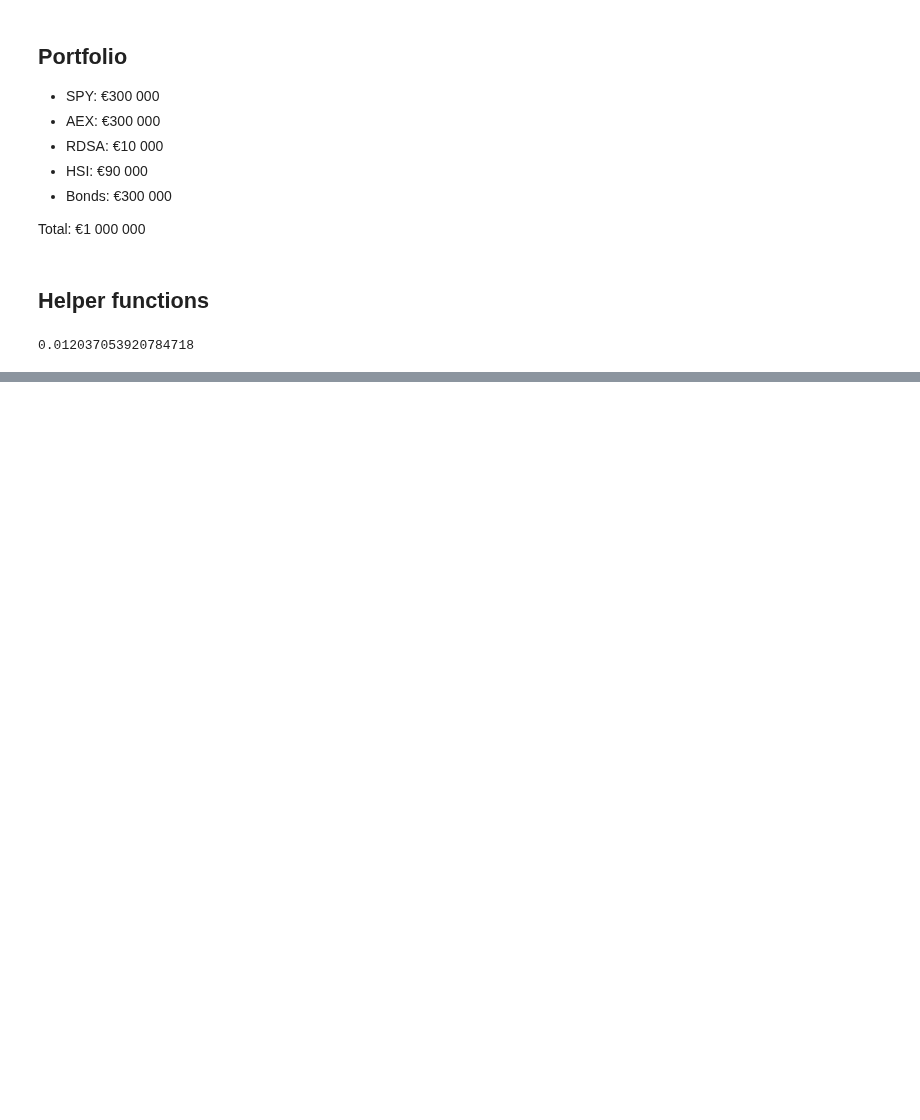
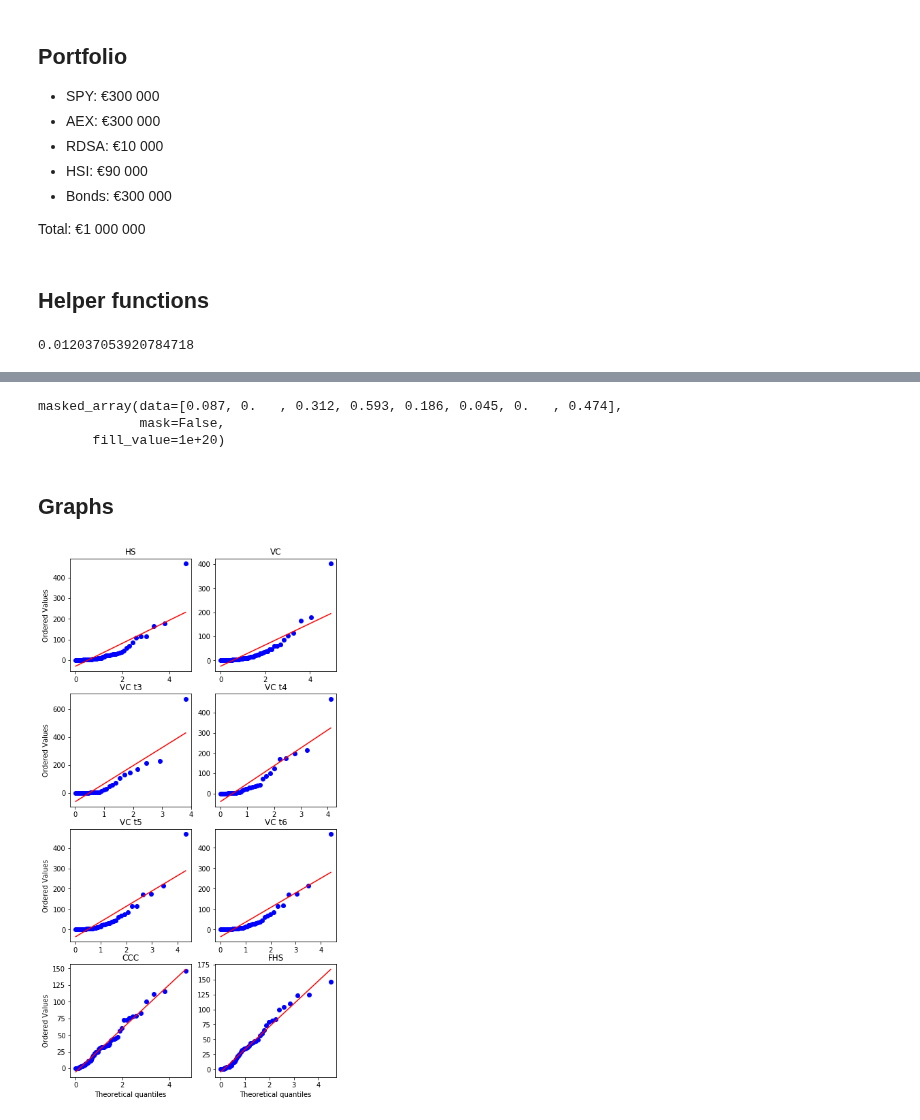
Before and after one commit to jurrew27/quant-risk, a Jupyter notebook: Assignment 1/backtest.ipynb, the cells around one changed output, grey strips where cells are left out. Saved outputs shown, nothing was run; the diff lists cells and outputs as text; code cells hidden in the pictures; blank space fills up the shorter version.

```diff
--- a/Assignment 1/backtest.ipynb
+++ b/Assignment 1/backtest.ipynb
@@ -154,0 +146,5 @@ empirical_var(linear_losses(X[:250]), 0.975)
+# %%
+start = 871 # 2013-01-02
+
+var_97 = pd.DataFrame(index=X.index, columns=['HS', 'VC', 'VC t3', 'VC t4', 'VC t5', 'VC t6', 'CCC', 'FHS'])
+var_99, es_97, es_99 = var_97.copy(), var_97.copy(), var_97.copy()
@@ -154,0 +170,19 @@ empirical_var(linear_losses(X[:250]), 0.975)
+# %%
+var_97['HS'] = real_losses.rolling(start).quantile(0.975)
+var_99['HS'] = real_losses.rolling(start).quantile(0.99)
+
+es_97['HS'] = real_losses.rolling(start).apply(lambda x: x[x >= x.quantile(0.975)].mean())
+es_99['HS'] = real_losses.rolling(start).apply(lambda x: x[x >= x.quantile(0.99)].mean())
+# %%
+means = np.empty(len(X))
+stds = np.empty(len(X))
+means[:] = np.NaN
+stds[:] = np.NaN
+
+for t in tqdm(range(start, len(X))):
+    means[t], stds[t] = ccc(X[t-start:t])
+
+var_97['CCC'] = normal_var(means, stds, 0.975)
+var_99['CCC'] = normal_var(means, stds, 0.99)
+es_97['CCC'] = normal_es(means, stds, 0.975)
+es_99['CCC'] = normal_es(means, stds, 0.99)
@@ -154,0 +201,5 @@ empirical_var(linear_losses(X[:250]), 0.975)
+# %%
+viol_97 = var_97.dropna().lt(real_losses, axis=0)[start:]
+viol_99 = var_99.dropna().lt(real_losses, axis=0)[start:]
+val_97 = viol_97.replace(False, np.nan).mul(real_losses, axis=0)[start:]
+val_99 = viol_99.replace(False, np.nan).mul(real_losses, axis=0)[start:]
@@ -154,0 +230,27 @@ empirical_var(linear_losses(X[:250]), 0.975)
+# %%
+diff_97 = es_97 - viol_97.replace(False, np.nan).mul(real_losses, axis=0)
+diff_99 = es_99 - viol_99.replace(False, np.nan).mul(real_losses, axis=0)
+
+ttest_1samp(diff_97, 0, axis=0, nan_policy='omit').pvalue.round(3)
+# ttest_1samp(diff_99, 0, axis=0, nan_policy='omit').pvalue.round(2)
+# %% [output]
+masked_array(data=[0.087, 0.   , 0.312, 0.593, 0.186, 0.045, 0.   , 0.474],
+             mask=False,
+       fill_value=1e+20)
+# %% [markdown]
+## Graphs
+# %%
+fig, ((ax1, ax2), (ax3, ax4), (ax5, ax6), (ax7, ax8)) = plt.subplots(nrows=4, ncols=2, figsize=[7, 14])
+
+for name, axis in zip(viol_97.columns, [ax1, ax2, ax3, ax4, ax5, ax6, ax7, ax8]):
+    spacings = viol_97[name].groupby(viol_97[name].cumsum()).cumcount(ascending=False)[viol_97[name]]
+    probplot(spacings, dist="expon", plot=axis)
+    axis.set_title('{}'.format(name))
+
+[axis.set_xlabel('') for axis in [ax1, ax2, ax3, ax4, ax5, ax6]]
+[axis.set_ylabel('') for axis in [ax2, ax4, ax6, ax8]]
+
+plt.savefig('spacings_97.png', dpi=150)
+plt.show()
+# %% [output]
+[figure, added]
```
Also changed, not shown: parts of 24 cells of this notebook, 2 other files.
